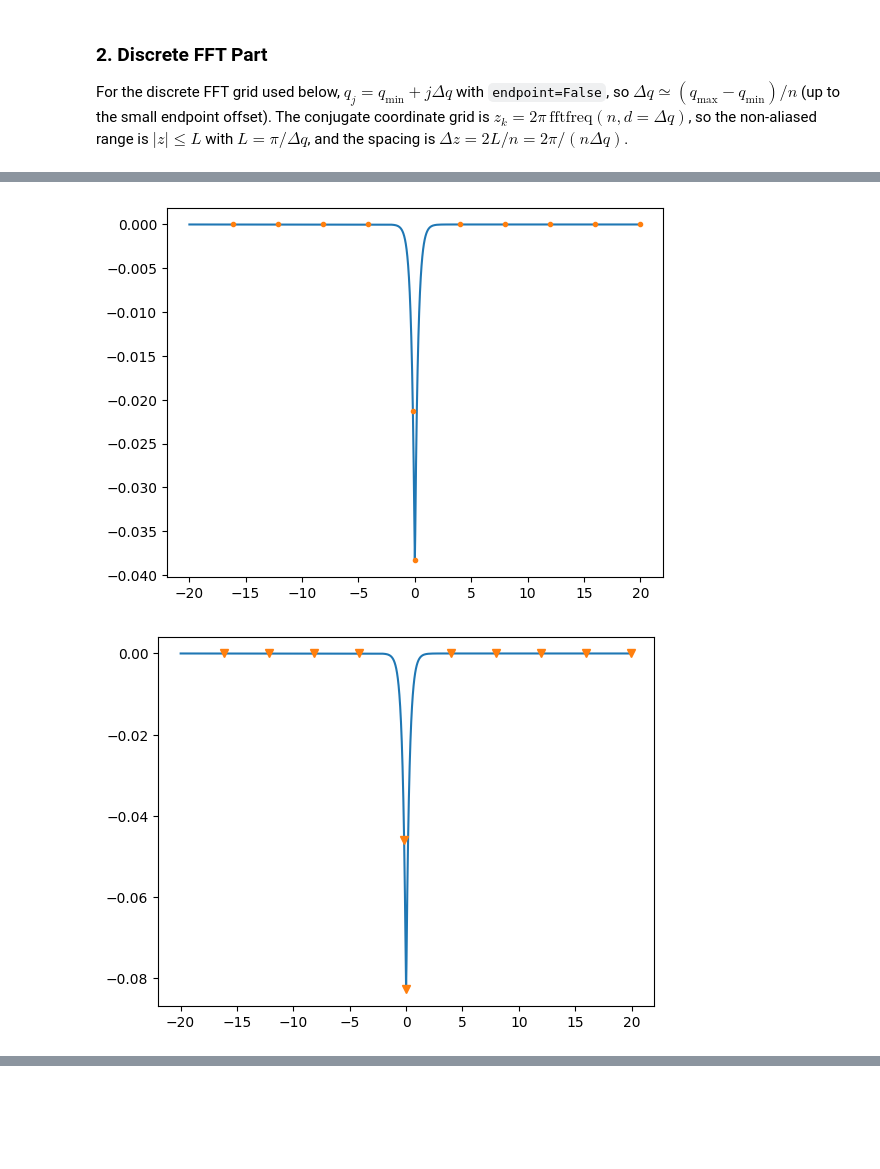
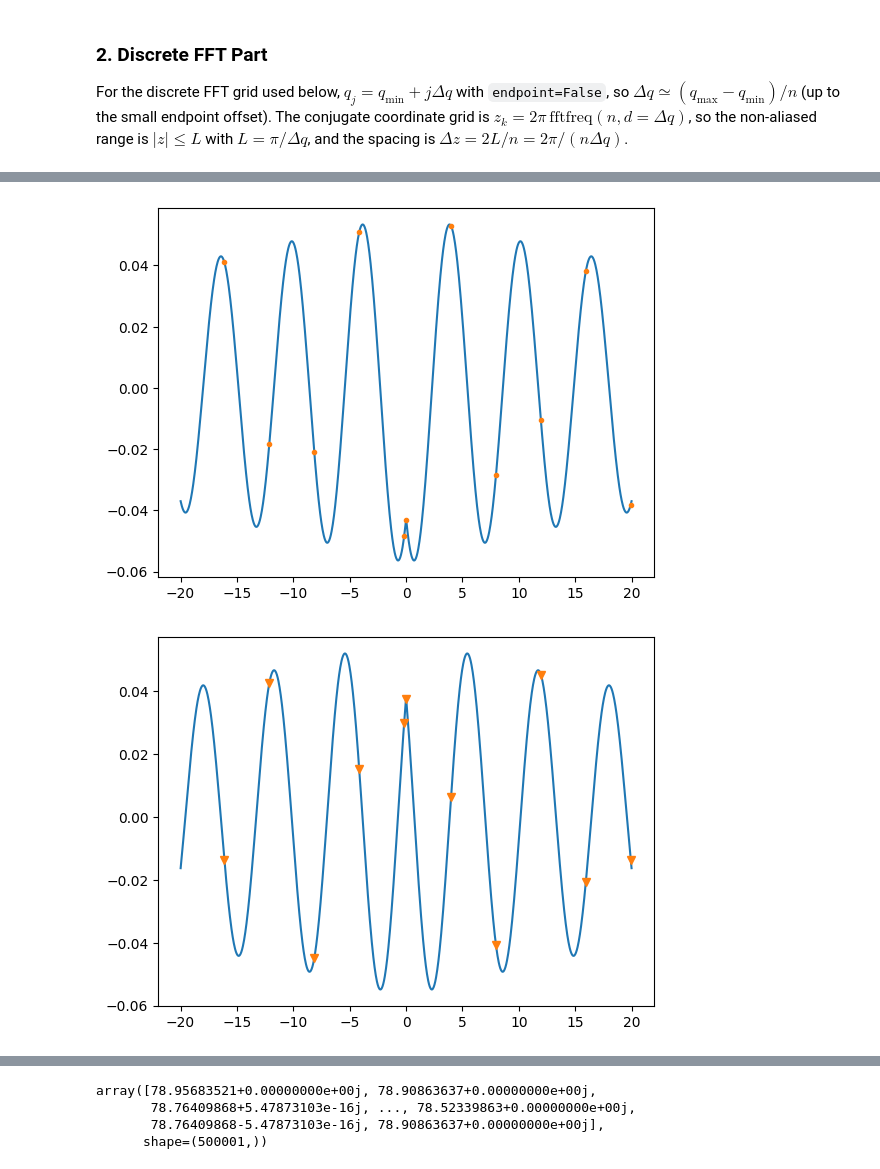
Before and after one commit to ClaudioQTM/2D_array, a Jupyter notebook: src/W_state/W_state_FFT.ipynb, the cells around one changed output, grey strips where cells are left out. Saved outputs shown, nothing was run; the diff lists cells and outputs as text; code cells hidden in the pictures; blank space fills up the shorter version.

```diff
--- a/src/W_state/W_state_FFT.ipynb
+++ b/src/W_state/W_state_FFT.ipynb
@@ -2,7 +2,7 @@
 ### 1. Fundamental Parameters
 # %%
 from model import alpha, self_energy
-from smatrix import create_self_energy_interpolator_numba, tau_matrix_element
+from smatrix import create_self_energy_interpolator_numba
 import numpy as np
 from eigenstate_solving import BZ_proj
 from model import square_lattice
@@ -19,12 +19,12 @@ sigma_func_period_numba = create_self_energy_interpolator_numba(
 collective_lamb_shift = self_energy(
     0, 0, square_lattice.a, square_lattice.d, square_lattice.omega_e, alpha
 ).real
-sigma_func_period = create_self_energy_interpolator_numba(
+sigma_func_period_numba = create_self_energy_interpolator_numba(
     kx, ky, sigma_grid, lattice=square_lattice
 )
 # r_para = np.array([-74, 30])
 # p_para = np.array([60, 50])
-p_para = np.array([10, 10])
+p_para = np.array([0.0, 0.0])
 r_para = np.array([0.0,0.0])
 #p_para = np.array([86.0,0.0])
 
@@ -32,9 +32,13 @@ E = 2 * (square_lattice.omega_e + collective_lamb_shift) + 0.25
 E1 = E/2 + 1
 Zc = 0
 
+# for FFT
+eta = 1e-5 # singularity broadening
+n_Rs= 10 # number of points to resolve the singularity in the numerical grid
+n_points = int(2e6) # number of grid for FFT
+
 Q_para = np.array([0, 0])
-MEQ = 0.00163882765903532-3.921228271722614e-05j
-C_term = 1.7130517367773706e-08+4.188314901662984e-08j
+
 
 if np.linalg.norm(r_para) + np.linalg.norm(BZ_proj(Q_para-r_para,square_lattice)) > E:
     raise ValueError("In plane-wave basis, the total in-plane photon momenta exceeds the total energy.")
@@ -42,8 +46,19 @@ if np.linalg.norm(r_para) + np.linalg.norm(BZ_proj(Q_para-r_para,square_lattice)
 if np.linalg.norm(p_para) + np.linalg.norm(BZ_proj(Q_para-p_para,square_lattice)) > E:
     raise ValueError("In W-state label, the total in-plane photon momenta exceeds the total energy.")
 
-n_points = int(2e6) # number of grid for FFT
+
 
 q_min, q_max = q_bounds(E, r_para, Q_para, square_lattice)
 q_grid = np.linspace(q_min + 1e-10, q_max - 1e-10, n_points, endpoint=False)
 dq = q_grid[1] - q_grid[0]
+# %%
+from smatrix import tau_matrix_element
+from I_term import C_term
+
+
+MEQ =  tau_matrix_element(E, Q_para, square_lattice, sigma_func_period_numba)
+# vegas integral is used in computing C_term
+C_term = C_term(E,Q_para,p_para,E1,square_lattice,sigma_func_period_numba,eta,MEQ,True,nitn=10,neval=int(5e6))
+
+#MEQ = 0.00163882765903532-3.921228271722614e-05j
+#C_term = 1.7130517367773706e-08+4.188314901662984e-08j
@@ -76,7 +98,7 @@ def FFT(value_grid, q_grid):
     z_grid = 2 * np.pi * np.fft.fftfreq(local_n_points, d=local_dq)
 
     # value_grid_ifft = (q_max-q_min)*ifft(value_grid)
-    value_grid_ifft = local_n_points * local_dq * ifft(value_grid)
+    value_grid_ifft = 1/(2*np.pi)*local_n_points * local_dq * ifft(value_grid)
     value_grid_ifft *= np.exp(1j * q_grid[0] * z_grid)
 
     # Only compare where the q grid resolves exp(i q z) with several samples per period.
@@ -98,7 +120,7 @@ value_grid = W_k_sp_grid(
     Q_para,
     Zc,
     square_lattice,
-    sigma_func_period,
+    sigma_func_period_numba,
     n_points,
     q_grid,
     eta,
@@ -148,7 +170,7 @@ def _compute_quad_ft(z_val):
         E,
         Q_para,
         square_lattice,
-        sigma_func_period,
+        sigma_func_period_numba,
         eta,
         MEQ,
         C_term
@@ -182,2 +204,2 @@ plt.show()
-[figure, old version]
+[figure, new version]
-[figure, old version]
+[figure, new version]
@@ -185,3 +207,14 @@ plt.show()
+# %%
+from W_state import W_disconnect
+
+disc_part = W_disconnect(z_grid,Zc,r_para,p_para,E1,E,Q_para,square_lattice)
+
+plt.plot(q_grid[mask_tmp], np.real(value_grid)[mask_tmp])
+# %% [output]
+array([78.95683521+0.00000000e+00j, 78.90863637+0.00000000e+00j,
+       78.76409868+5.47873103e-16j, ..., 78.52339863+0.00000000e+00j,
+       78.76409868-5.47873103e-16j, 78.90863637+0.00000000e+00j],
+      shape=(500001,))
 # %%
 mask_tmp = (q_grid <= 200) & (q_grid >= -200)
 plt.plot(q_grid[mask_tmp], np.real(value_grid)[mask_tmp])
```
Also changed, not shown: parts of 9 cells of this notebook.
